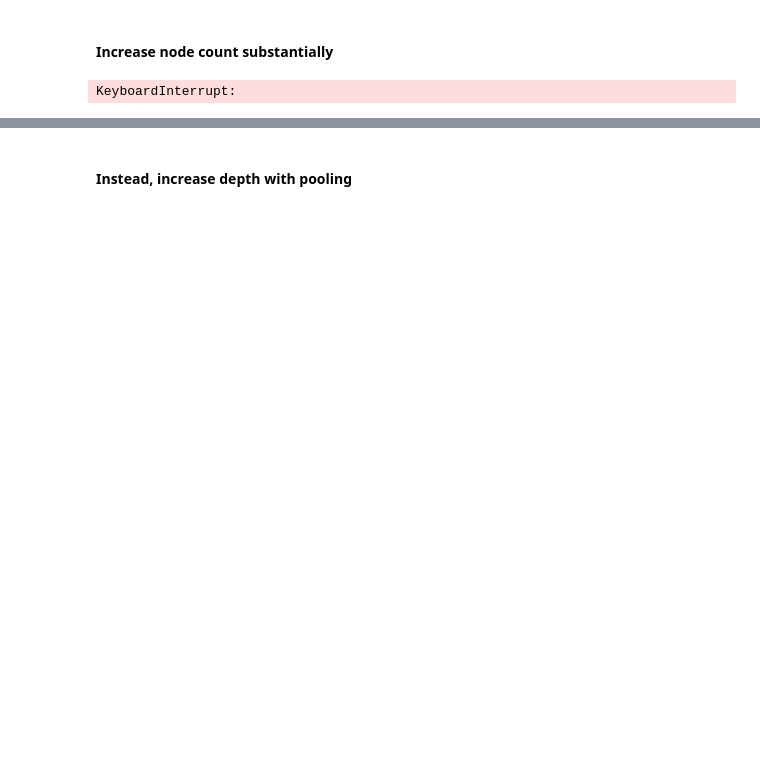
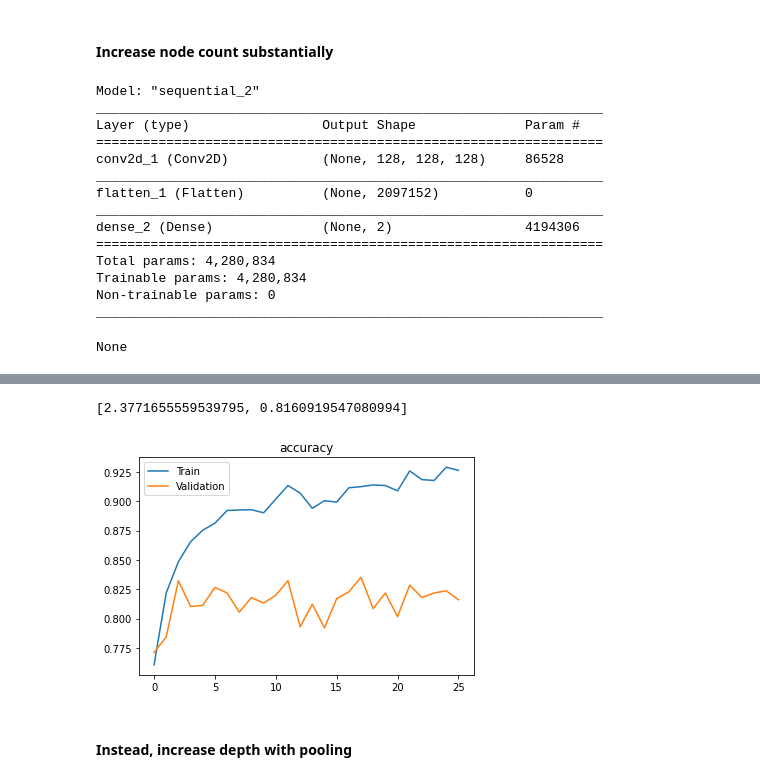
Before and after one commit to sethnlewis/X-Ray-Image-Classification, a Jupyter notebook: notebooks/eda-kaggle-v2.ipynb, the cells around one changed output, grey strips where cells are left out. Cells and saved outputs as stored; diff of their text form; code cells hidden in the pictures; blank space fills up the shorter version.

```diff
--- a/notebooks/eda-kaggle-v2.ipynb
+++ b/notebooks/eda-kaggle-v2.ipynb
@@ -193,8 +193,8 @@ None
 #### Increase node count substantially
 # %%
 model = Sequential()
-model.add(Conv2D(32,
-                 kernel_size=16,
+model.add(Conv2D(128,
+                 kernel_size=15,
                  input_shape=(TARGET_SIZE, TARGET_SIZE, 3),
                  activation='relu',
                  padding='same'))
@@ -224,4 +224,18 @@ display(model.summary())
 # Print evaluation results on validation set
 model.evaluate(x_val, y_val)
 # %% [output]
-KeyboardInterrupt:
+Model: "sequential_2"
+_________________________________________________________________
+Layer (type)                 Output Shape              Param #
+=================================================================
+conv2d_1 (Conv2D)            (None, 128, 128, 128)     86528
+_________________________________________________________________
+flatten_1 (Flatten)          (None, 2097152)           0
+_________________________________________________________________
+dense_2 (Dense)              (None, 2)                 4194306
+=================================================================
+Total params: 4,280,834
+Trainable params: 4,280,834
+Non-trainable params: 0
+_________________________________________________________________
+None
@@ -228,3 +243,5 @@ KeyboardInterrupt:
+[2.3771655559539795, 0.8160919547080994]
+[figure, added]
 # %% [markdown]
 #### Instead, increase depth with pooling
 # %%
```
Also changed, not shown: parts of 10 cells of this notebook.
